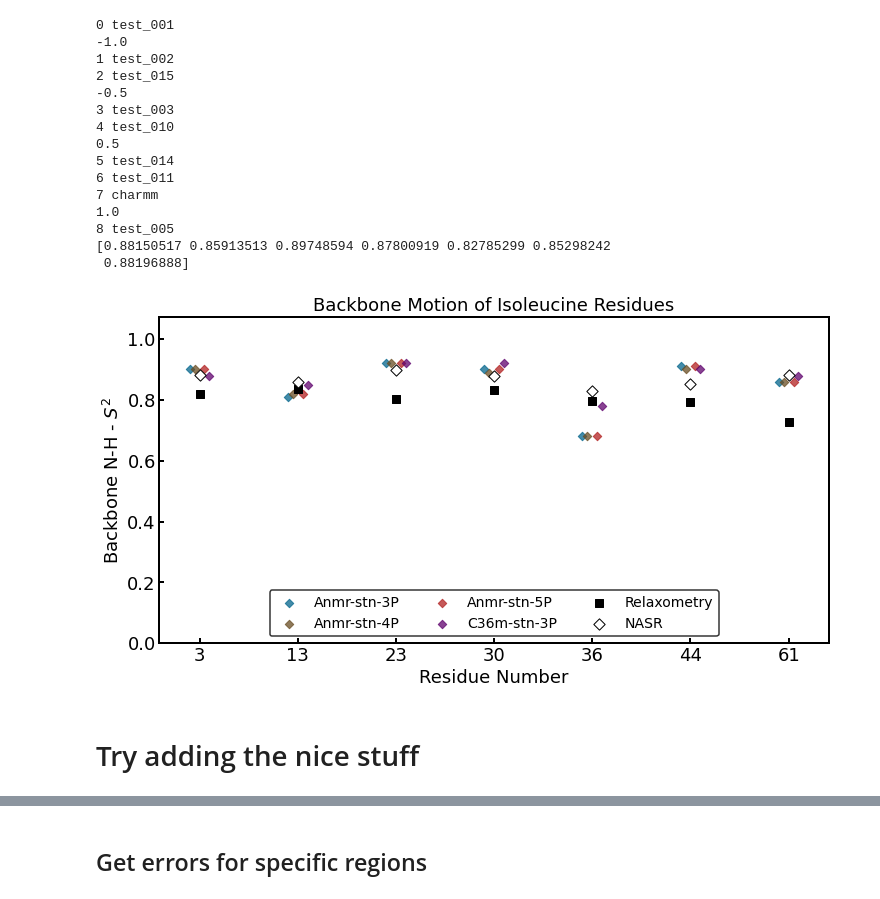
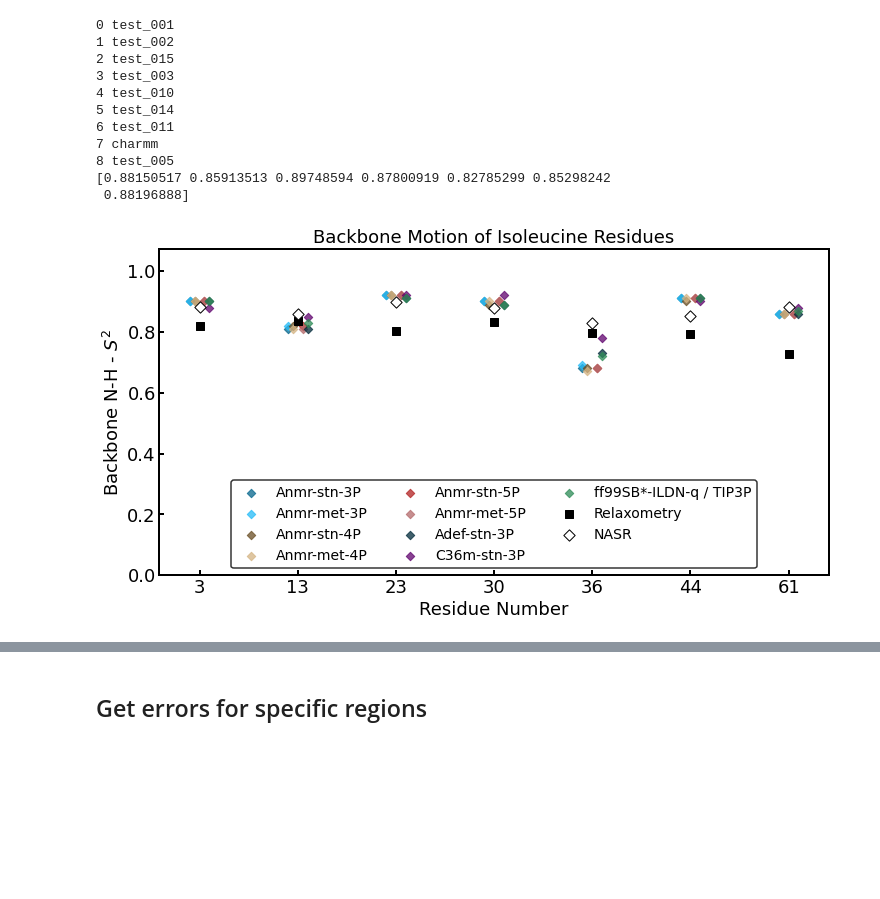
Before and after one commit to rinikerlab/MD_and_NMR_Relaxometry, a Jupyter notebook: analysis/ired/plot_iRED_results.ipynb, the cells around one changed output, grey strips where cells are left out. Cells and saved outputs as stored; diff of their text form; code cells hidden in the pictures; blank space fills up the shorter version.

```diff
--- a/analysis/ired/plot_iRED_results.ipynb
+++ b/analysis/ired/plot_iRED_results.ipynb
@@ -156,6 +149,11 @@ def plot_exper(ax, res_idx, S_2data, label, marker = 's', color='black', s = 40)
     """
     #ax.errorbar(res_idx, S_2data[0], S_2data[1], fmt = 's', mfc='black', mec = 'black', ms = 4, color='black', label = label)
     ax.scatter(res_idx, S_2data, marker = marker, s = s, color=color, label = label, zorder=10, edgecolor = 'black')
+# %%
+# The cell below can be run on either the full data or a subset of the data (based on SUBLIST)
+# To change this behavior, simply adapt the variable plot_sublist
+
+plot_sublist = True
 # %%
 fig, ax = plt.subplots(nrows=1, ncols=1, figsize = [12, 6])
 
@@ -165,21 +163,14 @@ for i, ff in enumerate(md_data):
     label = md_data[ff]['label']
     res_idx = md_data[ff]['res_idx']
 
-    print (ff)
+    #print (ff)
 
-    if ff not in SUBLIST:
-        pass
-        #continue
-
-    # plot the actual data
-    #plot_with_style(ax, res_idx, md_data[ff][BLOCK_SIZE], label , get_color(label), alpha = 0.35)
+    if ff not in SUBLIST and plot_sublist:
+        continue
 
     idx = dict_id.index(ff)
     label = labels_new[idx]
     color = get_color(labels[idx])
-
-    # idx = labels_orig label
-
 
     ax.plot(res_idx, md_data[ff][BLOCK_SIZE][0], marker = 'D', lw = 2,
                     mfc=color, mec = color, ms = 2, color=color, label = label, alpha = 0.75)
@@ -200,7 +191,6 @@ plot_exper(ax, exper_rb['Residue_number'], exper_rb['S2_NASR'], label = 'NASR',
 legend = ax.legend(ncol=3, fontsize = 14, fancybox=True, edgecolor='black', loc='lower center')
 
 
-# ax.set_title(r'Block averaged iRED (1 $\mu{s}$)', fontsize=18)
 
 ax.set_title(r'Backbone Motion', fontsize=18)
 
@@ -246,8 +363,13 @@ test_005
+# %%
+# The cells below can be run on either the full data or a subset of the data (based on SUBLIST)
+# To change this behavior, simply adapt the variable plot_sublist
+
+plot_sublist = False
 # %%
 ile_idx = [md_data['test_001']['res_idx'].index(k) for k in [3, 13, 23, 30, 36, 44, 61]]
 
-
-offset = np.arange(-len(md_data)/2, len(md_data)/2, 1) / 2
-
-offset = np.array([-2, -2, -1, -1, 1, 1, 2, 2, 2])  /2
+if plot_sublist:
+    offset = np.arange(-len(md_data)/2, len(md_data)/2, 1) / 2
+else:
+    offset = np.array([-2, -2, -1, -1, 1, 1, 2, 2, 2])  /2
 x = np.arange(len(ile_idx)) * 10
@@ -266,15 +384,12 @@ for i, ff in enumerate(md_data):
 
     print (i, ff)
 
-    if ff not in SUBLIST:
-        pass
+    if ff not in SUBLIST and plot_sublist:
         continue
 
     idx = dict_id.index(ff)
     label = labels_new[idx]
     color = get_color(labels[idx])
-
-    print (offset[i])
 
     ax.scatter( x + offset[i], np.array(md_data[ff][BLOCK_SIZE][0])[ile_idx],
                marker = 'D', color=color, label = label, alpha = 0.75)
@@ -301,40 +416,34 @@ ax.set_title(r'Backbone Motion of Isoleucine Residues', fontsize=18)
 
 ax.set_ylabel(r'Backbone N-H - $S^{2}$', fontsize=18)
 ax.set_xlabel('Residue Number', fontsize=18)
 
 plt.xticks(x, fontsize=18)
 ax.set_xticklabels([3, 13, 23, 30, 36, 44, 61], fontsize=18)
 plt.yticks(fontsize=18)
 
 ax.set_ylim([0., 1.072])
 
 ax.tick_params(axis="both",direction="in", length = 5, width = 2, labelsize=18)
 ax.tick_params(axis="both",direction="in", length = 5, width = 2, labelsize=18)
 
 for axis in ['top','bottom','left','right']:
     ax.spines[axis].set_linewidth(2)
 
 frame = legend.get_frame()
 frame.set_linewidth(1.5)
 # %% [output]
 0 test_001
--1.0
 1 test_002
 2 test_015
--0.5
 3 test_003
 4 test_010
-0.5
 5 test_014
 6 test_011
 7 charmm
-1.0
 8 test_005
 [0.88150517 0.85913513 0.89748594 0.87800919 0.82785299 0.85298242
  0.88196888]
-[figure, old version]
+[figure, new version]
 # %%
 fig.savefig('/home/cchampion/tmp/ired_main_sideChain_NEW.png', dpi=300, facecolor='white')
 #fig.savefig('/home/cchampion/tmp/ired_all_sideChain_NEW.png', dpi=300, facecolor='white')
-# %% [markdown]
-# Try adding the nice stuff
```
Also changed, not shown: parts of 22 cells of this notebook.
